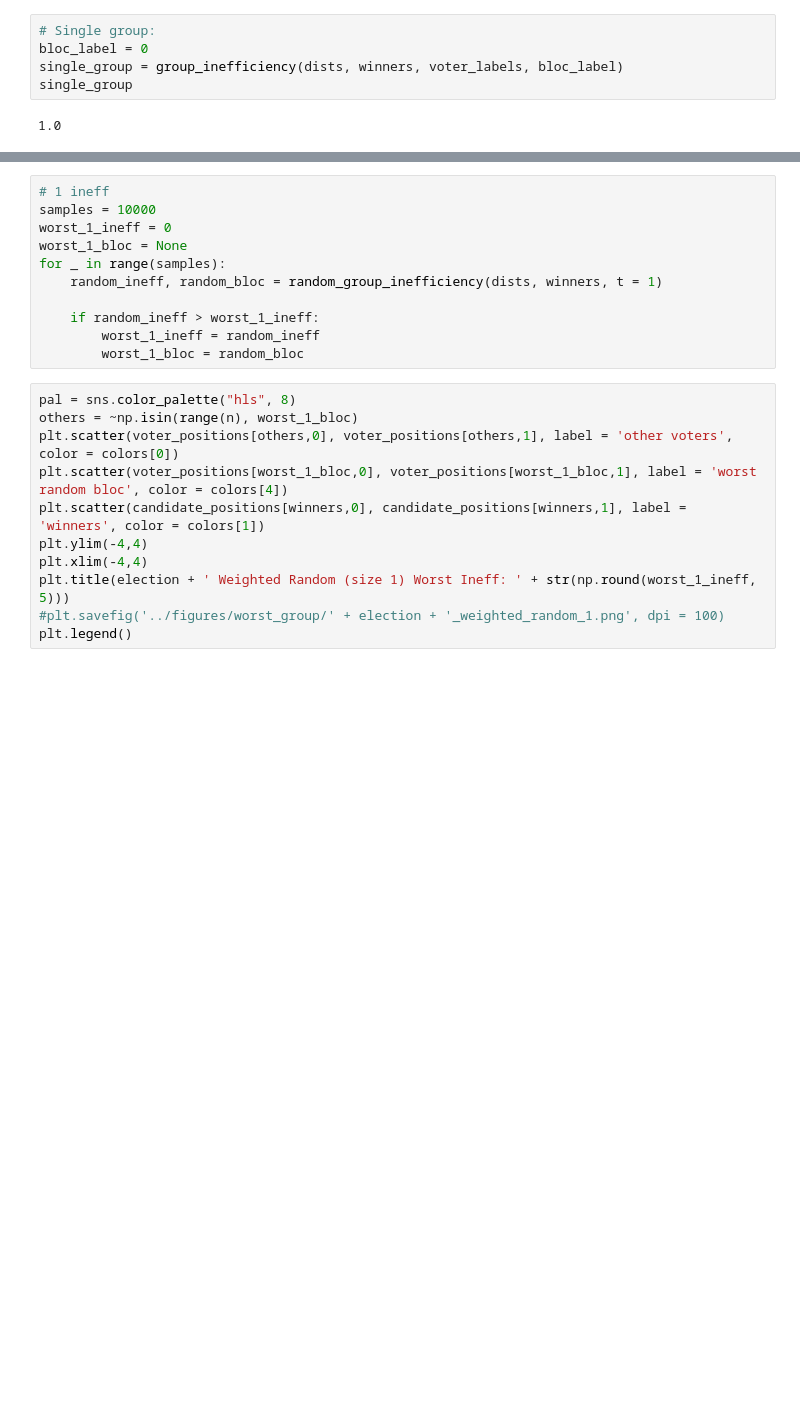
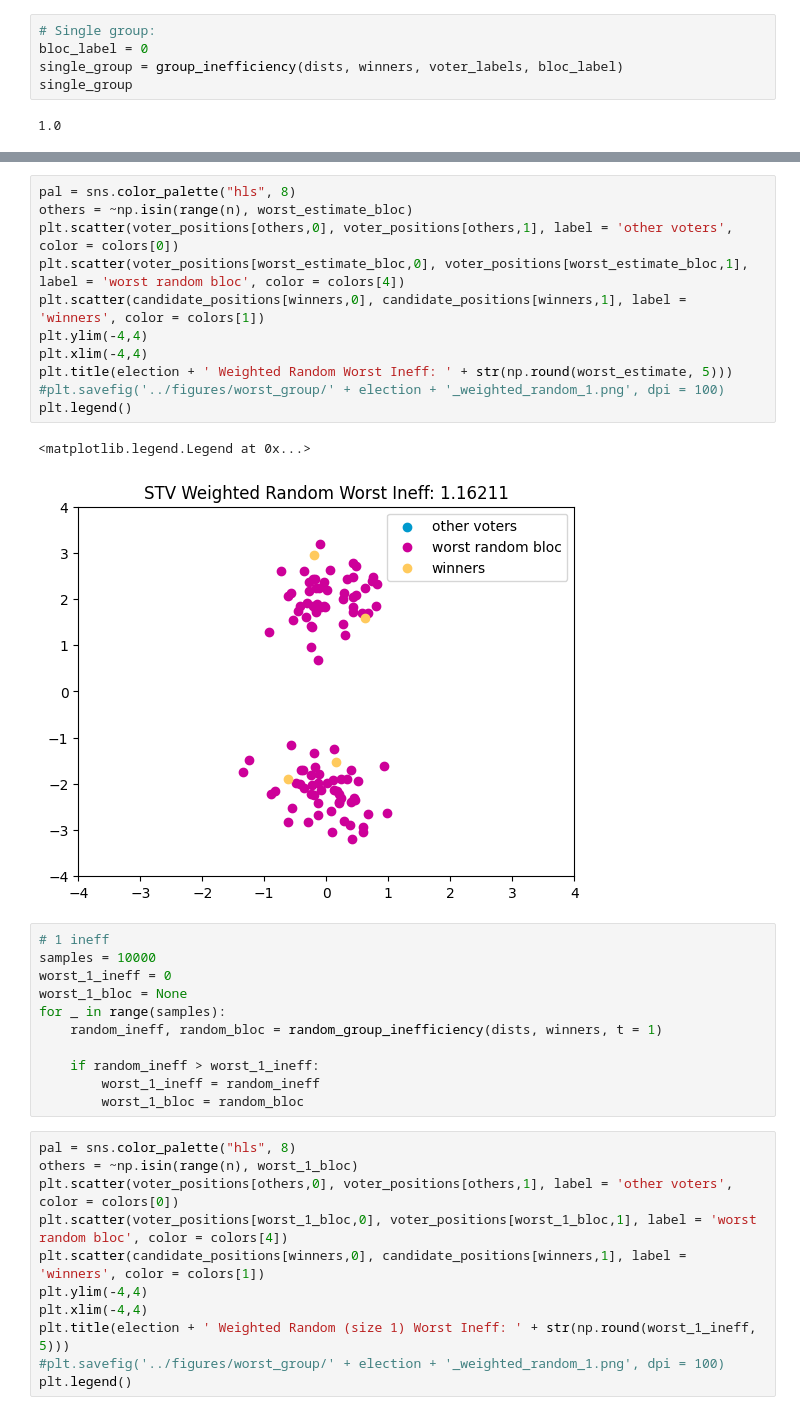
Before and after one commit to kevin-q2/Metric-Voting, a Jupyter notebook: examples/examples2.ipynb, the cells around one changed output, grey strips where cells are left out. Saved outputs shown, nothing was run; the diff lists cells and outputs as text; blank space fills up the shorter version.

```diff
--- a/examples/examples2.ipynb
+++ b/examples/examples2.ipynb
@@ -327,3 +335,17 @@ plt.legend()
+# %%
+pal = sns.color_palette("hls", 8)
+others = ~np.isin(range(n), worst_estimate_bloc)
+plt.scatter(voter_positions[others,0], voter_positions[others,1], label = 'other voters', color = colors[0])
+plt.scatter(voter_positions[worst_estimate_bloc,0], voter_positions[worst_estimate_bloc,1], label = 'worst random bloc', color = colors[4])
+plt.scatter(candidate_positions[winners,0], candidate_positions[winners,1], label = 'winners', color = colors[1])
+plt.ylim(-4,4)
+plt.xlim(-4,4)
+plt.title(election + ' Weighted Random Worst Ineff: ' + str(np.round(worst_estimate, 5)))
+#plt.savefig('../figures/worst_group/' + election + '_weighted_random_1.png', dpi = 100)
+plt.legend()
+# %% [output]
+<matplotlib.legend.Legend at 0x...>
+[figure, added]
 # %%
 # 1 ineff
 samples = 10000
```
Also changed, not shown: parts of 10 cells of this notebook, 6 other files.
